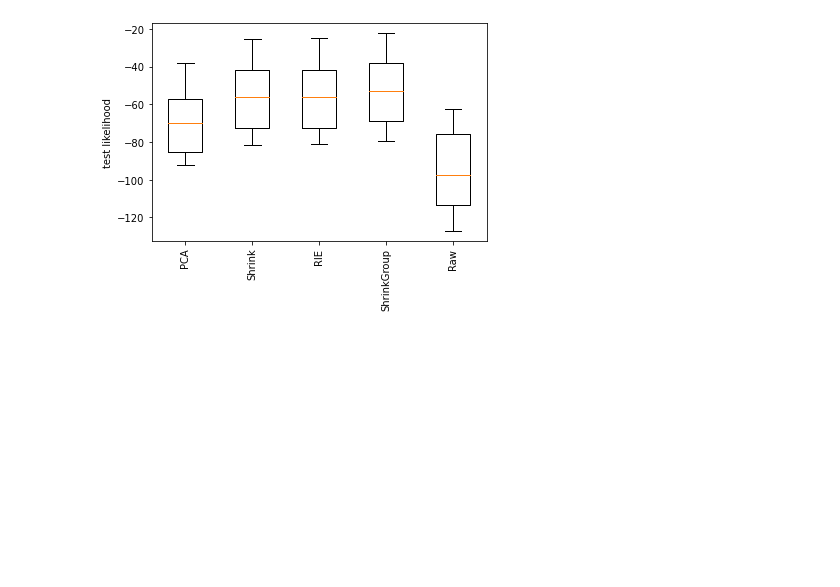
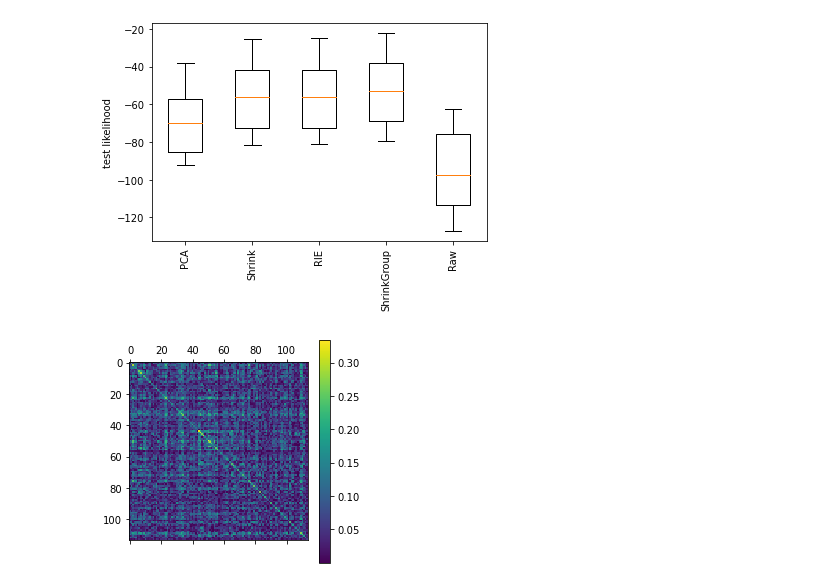
Before and after one commit to nannagram/prob-models, a Jupyter notebook: notebooks/notebook.ipynb, the cells around one changed output. Saved outputs shown, nothing was run; the diff lists cells and outputs as text; code cells hidden in the pictures; blank space fills up the shorter version.

Commit message:
adding graph plots

```diff
--- a/notebooks/notebook.ipynb
+++ b/notebooks/notebook.ipynb
@@ -108,3 +108,13 @@ plt.ylabel('test likelihood')
 plt.show()
 # %% [output]
 [figure]
+# %%
+#load gbm results
+i=10
+W=np.load('../results/params_'+str(i)+'.npy')
+Jeff=W@W.T
+plt.matshow(np.abs(Jeff))
+plt.colorbar()
+plt.show()
+# %% [output]
+[figure, added]
```
Also changed, not shown: parts of 1 cell of this notebook.
